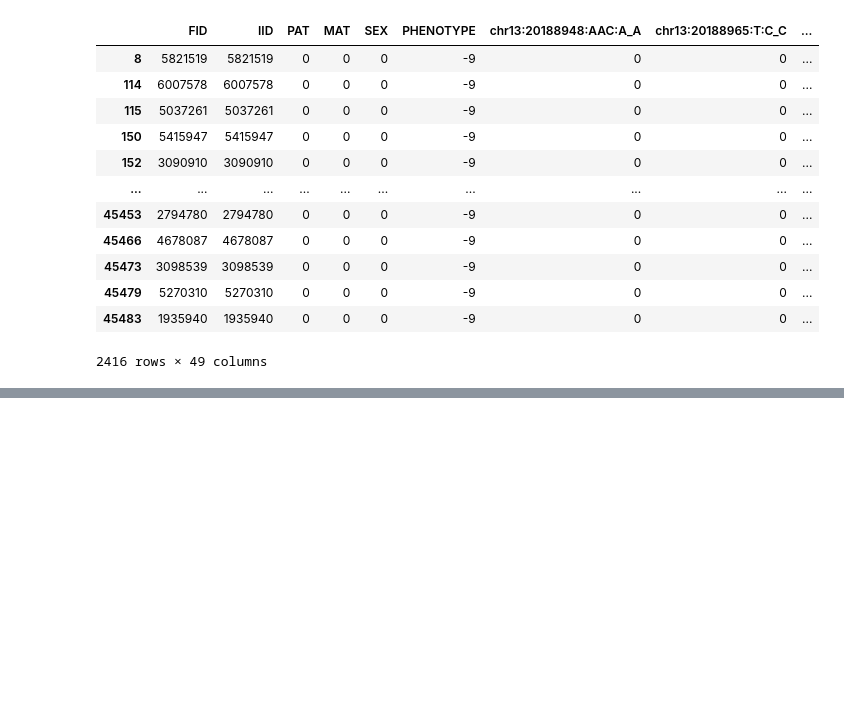
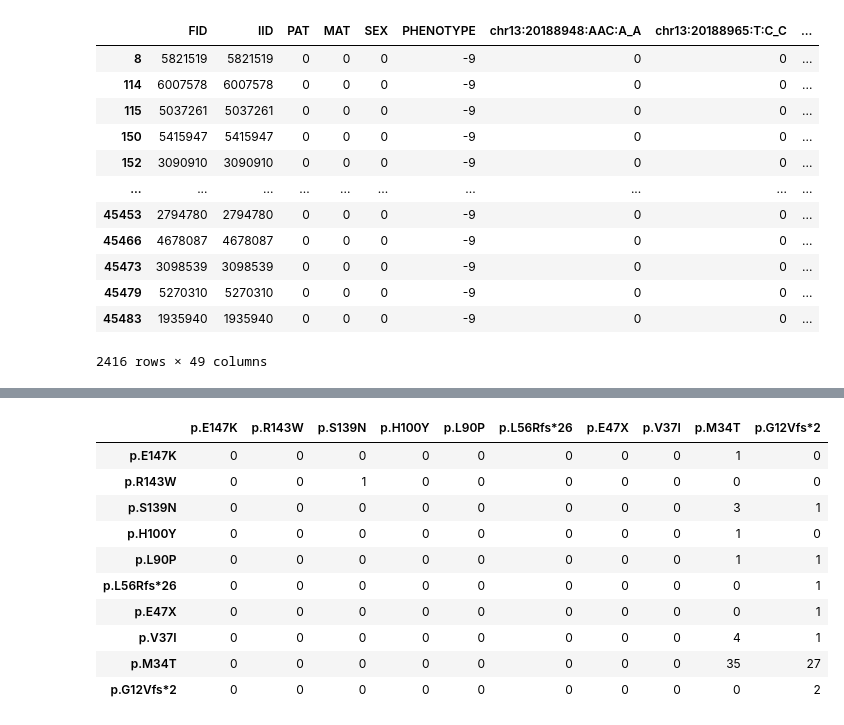
Before and after one commit to statgenetics/UKBB_GWAS_dev, a Jupyter notebook: workflow/rarevarianttable.ipynb, the cells around one changed output, grey strips where cells are left out. Cells and saved outputs as stored; diff of their text form; code cells hidden in the pictures; blank space fills up the shorter version.

```diff
--- a/workflow/rarevarianttable.ipynb
+++ b/workflow/rarevarianttable.ipynb
@@ -5486,0 +5688,4 @@ raw[raw["sum"]==1].to_csv("~/UKBiobank/results/REGENIE_results/results_burden_ex
+# %%
+matrix.columns = modsnplist
+matrix.index = modsnplist
+matrix
@@ -5486,0 +5764,6 @@ raw[raw["sum"]==1].to_csv("~/UKBiobank/results/REGENIE_results/results_burden_ex
+# %%
+rowsum = matrix.sum(axis=1,skipna=True)
+exclu = matrix[rowsum==0].index.to_list()
+rowsum = matrix.iloc[:,:41].sum(axis=1,skipna=True)
+heter = matrix[rowsum==0].index.to_list()
+[snp  for snp in matrix.index.to_list() if not (snp in exclu) and not (snp in heter) ]
@@ -5486,0 +5781,4 @@ raw[raw["sum"]==1].to_csv("~/UKBiobank/results/REGENIE_results/results_burden_ex
+# %%
+snplist = [snp  for snp in matrix.index.to_list() if not (snp in exclu) and not (snp in heter) ]
+matrix1 = matrix.loc[snplist,snplist]
+matrix1
@@ -5486,0 +5810,4 @@ raw[raw["sum"]==1].to_csv("~/UKBiobank/results/REGENIE_results/results_burden_ex
+# %%
+namelist = targetanno.loc[targetanno["varID"].isin(snplist),["varID","ACCb"]]
+namelist = namelist.append({'varID':"chr13:20189481:A:G",'ACCb':"p.M34T"}, ignore_index=True)
+namelist.sort_values("varID")
@@ -5486,0 +5826,17 @@ raw[raw["sum"]==1].to_csv("~/UKBiobank/results/REGENIE_results/results_burden_ex
+# %%
+modsnplist = namelist.sort_values("varID")["ACCb"].to_list()
+matrix1.columns = modsnplist
+matrix1.index = modsnplist
+matrix1
+# %% [output]
+|  | p.E147K | p.R143W | p.S139N | p.H100Y | p.L90P | p.L56Rfs*26 | p.E47X | p.V37I | p.M34T | p.G12Vfs*2 |
+| p.E147K | 0 | 0 | 0 | 0 | 0 | 0 | 0 | 0 | 1 | 0 |
+| p.R143W | 0 | 0 | 1 | 0 | 0 | 0 | 0 | 0 | 0 | 0 |
+| p.S139N | 0 | 0 | 0 | 0 | 0 | 0 | 0 | 0 | 3 | 1 |
+| p.H100Y | 0 | 0 | 0 | 0 | 0 | 0 | 0 | 0 | 1 | 0 |
+| p.L90P | 0 | 0 | 0 | 0 | 0 | 0 | 0 | 0 | 1 | 1 |
+| p.L56Rfs*26 | 0 | 0 | 0 | 0 | 0 | 0 | 0 | 0 | 0 | 1 |
+| p.E47X | 0 | 0 | 0 | 0 | 0 | 0 | 0 | 0 | 0 | 1 |
+| p.V37I | 0 | 0 | 0 | 0 | 0 | 0 | 0 | 0 | 4 | 1 |
+| p.M34T | 0 | 0 | 0 | 0 | 0 | 0 | 0 | 0 | 35 | 27 |
+| p.G12Vfs*2 | 0 | 0 | 0 | 0 | 0 | 0 | 0 | 0 | 0 | 2 |
```
Also changed, not shown: parts of 50 cells of this notebook, 1 other file.
